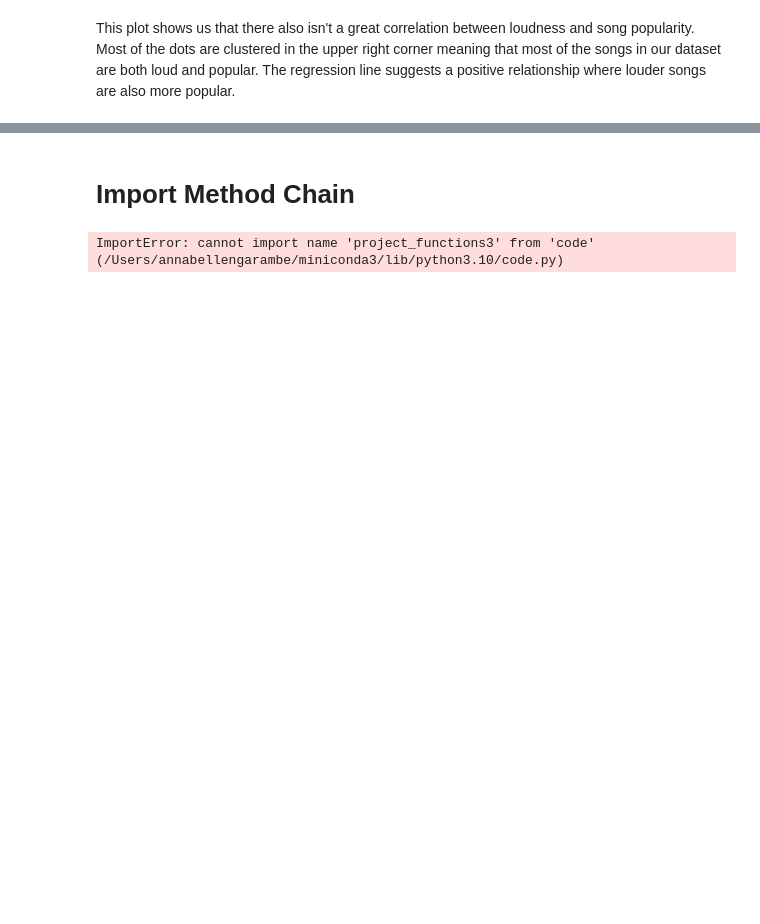
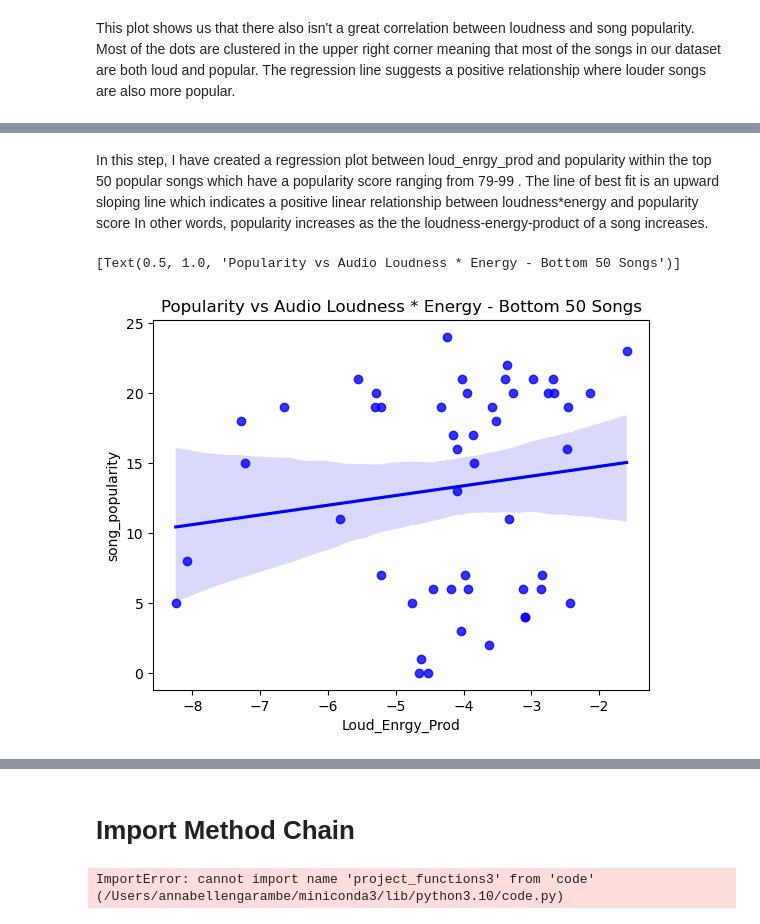
Before and after one commit to ubco-W2022T2-data301/project-group-group48, a Jupyter notebook: analysis/analysis3.ipynb, the cells around one changed output, grey strips where cells are left out. Drawn from its saved outputs; the diff is of its cells as text; code cells hidden in the pictures; blank space fills up the shorter version.

```diff
--- a/analysis/analysis3.ipynb
+++ b/analysis/analysis3.ipynb
@@ -406,0 +337,8 @@ plt.show()
+# %% [markdown]
+In this step, I have created a regression plot between loud_enrgy_prod and popularity within the top 50 popular songs which have a popularity score ranging from 79-99 . The line of best fit is an upward sloping line which indicates a positive linear relationship between loudness*energy and popularity score
+In other words, popularity increases as the the loudness-energy-product of a song increases.
+# %%
+sns.regplot(x="Loud_Enrgy_Prod", y="song_popularity", data=songdata_bottom, color= "b").set( title = "Popularity vs Audio Loudness * Energy - Bottom 50 Songs")
+# %% [output]
+[Text(0.5, 1.0, 'Popularity vs Audio Loudness * Energy - Bottom 50 Songs')]
+[figure, added]
```
Also changed, not shown: parts of 90 cells of this notebook, 1 other file.
